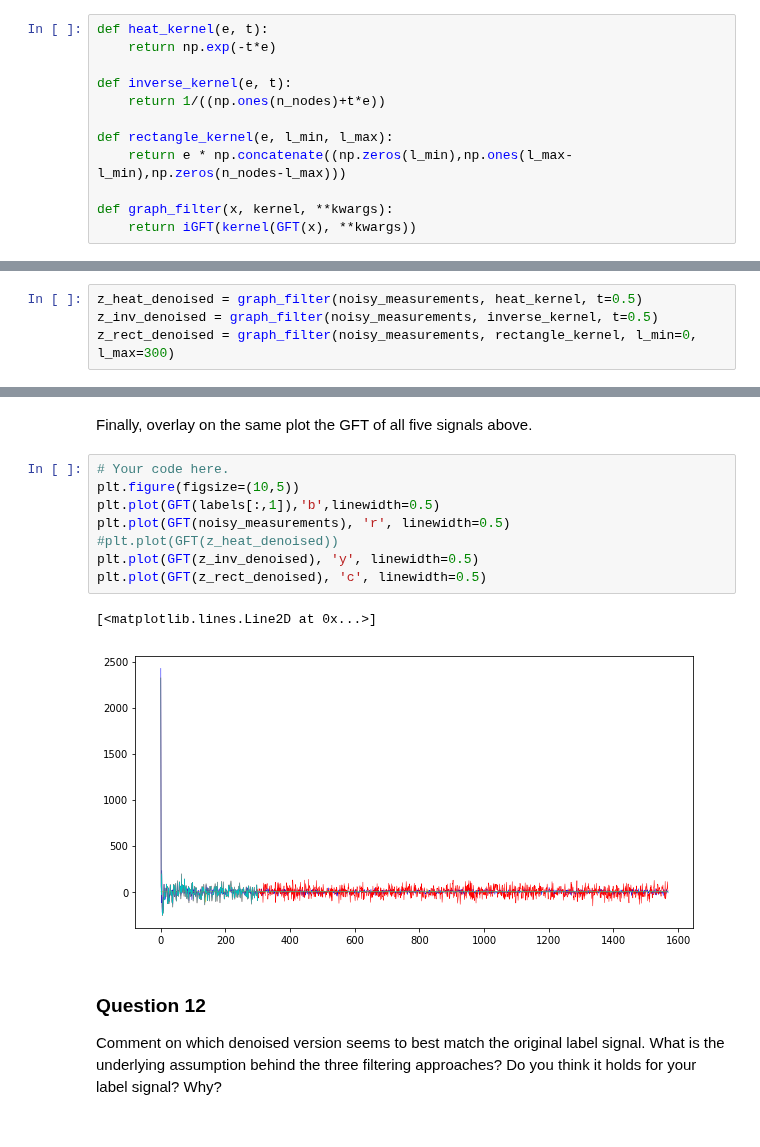
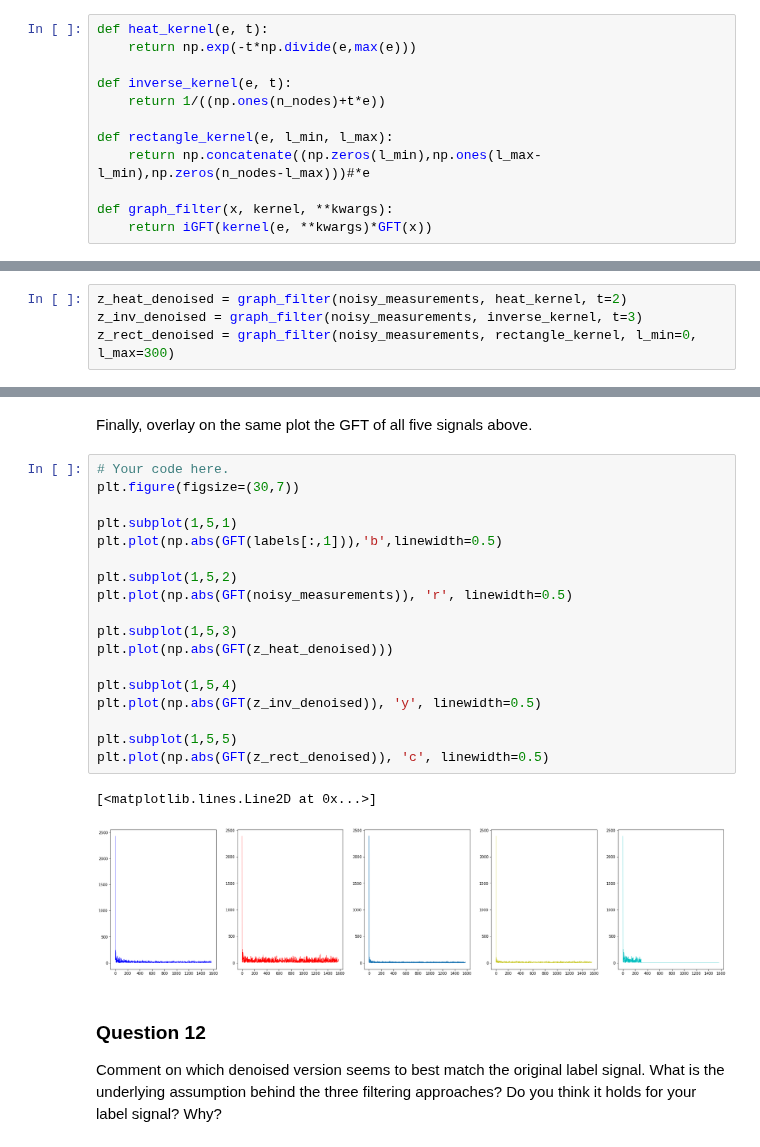
Before and after one commit to vndk36/Project_ntds2018, a Jupyter notebook: Milestone_4/4_Paul.ipynb, the cells around one changed output, grey strips where cells are left out. Cells and saved outputs as stored; diff of their text form.

```diff
--- a/Milestone_4/4_Paul.ipynb
+++ b/Milestone_4/4_Paul.ipynb
@@ -350,16 +350,16 @@ Implement the following three filter kernels and the graph filtering operation.
       One can then defer the keyword-value assignment to the `kernel` call: `foo = kernel(bar, **kwargs)`.
 # %%
 def heat_kernel(e, t):
-    return np.exp(-t*e)
+    return np.exp(-t*np.divide(e,max(e)))
 
 def inverse_kernel(e, t):
     return 1/((np.ones(n_nodes)+t*e))
 
 def rectangle_kernel(e, l_min, l_max):
-    return e * np.concatenate((np.zeros(l_min),np.ones(l_max-l_min),np.zeros(n_nodes-l_max)))
+    return np.concatenate((np.zeros(l_min),np.ones(l_max-l_min),np.zeros(n_nodes-l_max)))#*e
 
 def graph_filter(x, kernel, **kwargs):
-    return iGFT(kernel(GFT(x), **kwargs))
+    return iGFT(kernel(e, **kwargs)*GFT(x))
 # %% [markdown]
 ### Question 7
 
@@ -423,8 +423,8 @@ Finding the solution to this problem is equivalent to applying the inverse kerne
 
 Now, denoise the noisy measurements by passing them through the filters that you implemented in Question 6. Choose the filter parameters based on the behavior of the GFT of your original label signal (this is the prior knowledge that you input to the problem).
 # %%
-z_heat_denoised = graph_filter(noisy_measurements, heat_kernel, t=0.5)
-z_inv_denoised = graph_filter(noisy_measurements, inverse_kernel, t=0.5)
+z_heat_denoised = graph_filter(noisy_measurements, heat_kernel, t=2)
+z_inv_denoised = graph_filter(noisy_measurements, inverse_kernel, t=3)
 z_rect_denoised = graph_filter(noisy_measurements, rectangle_kernel, l_min=0, l_max=300)
 # %% [markdown]
 Plot, on your graph, the original label signal, the noisy measurements, and the three denoised version obtained above. Report on each plot the value of the corresponding relative error
@@ -466,15 +475,25 @@ Text(0.5, 1.0, 'rectangle_denoised')
 Finally, overlay on the same plot the GFT of all five signals above.
 # %%
 # Your code here.
-plt.figure(figsize=(10,5))
-plt.plot(GFT(labels[:,1]),'b',linewidth=0.5)
-plt.plot(GFT(noisy_measurements), 'r', linewidth=0.5)
-#plt.plot(GFT(z_heat_denoised))
-plt.plot(GFT(z_inv_denoised), 'y', linewidth=0.5)
-plt.plot(GFT(z_rect_denoised), 'c', linewidth=0.5)
+plt.figure(figsize=(30,7))
+
+plt.subplot(1,5,1)
+plt.plot(np.abs(GFT(labels[:,1])),'b',linewidth=0.5)
+
+plt.subplot(1,5,2)
+plt.plot(np.abs(GFT(noisy_measurements)), 'r', linewidth=0.5)
+
+plt.subplot(1,5,3)
+plt.plot(np.abs(GFT(z_heat_denoised)))
+
+plt.subplot(1,5,4)
+plt.plot(np.abs(GFT(z_inv_denoised)), 'y', linewidth=0.5)
+
+plt.subplot(1,5,5)
+plt.plot(np.abs(GFT(z_rect_denoised)), 'c', linewidth=0.5)
 # %% [output]
 [<matplotlib.lines.Line2D at 0x...>]
-[figure, old version]
+[figure, new version]
 # %% [markdown]
 ### Question 12
 
```
Also changed, not shown: parts of 4 cells of this notebook.
